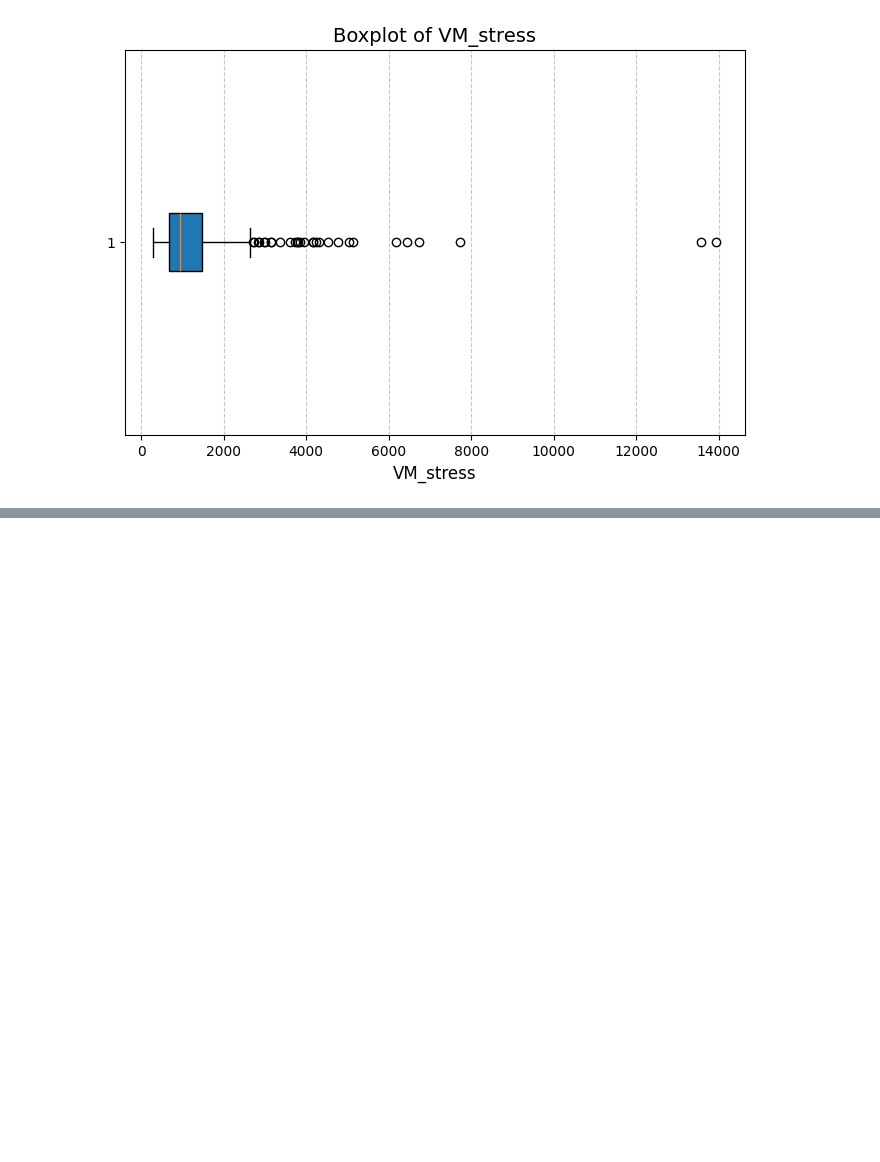
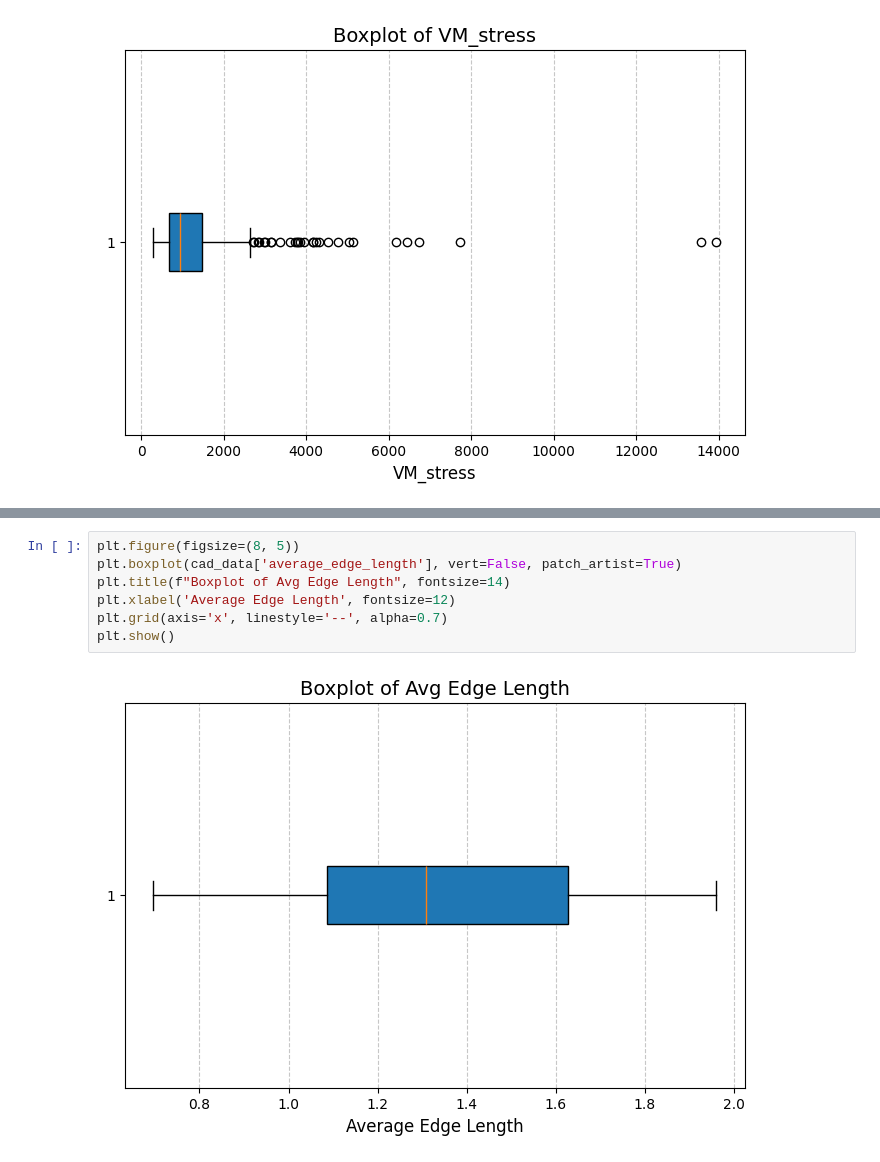
Before and after one commit to mishramlan/JEB-structural-simulation, a Jupyter notebook: Notebooks/Data_Analysis/data_analysis.ipynb, the cells around one changed output, grey strips where cells are left out. Drawn from its saved outputs; the diff is of its cells as text; blank space fills up the shorter version.

```diff
--- a/Notebooks/Data_Analysis/data_analysis.ipynb
+++ b/Notebooks/Data_Analysis/data_analysis.ipynb
@@ -566,0 +410,9 @@ plt.show()
+# %%
+plt.figure(figsize=(8, 5))
+plt.boxplot(cad_data['average_edge_length'], vert=False, patch_artist=True)
+plt.title(f"Boxplot of Avg Edge Length", fontsize=14)
+plt.xlabel('Average Edge Length', fontsize=12)
+plt.grid(axis='x', linestyle='--', alpha=0.7)
+plt.show()
+# %% [output]
+[figure, added]
```
Also changed, not shown: parts of 37 cells of this notebook, 4 other files.
